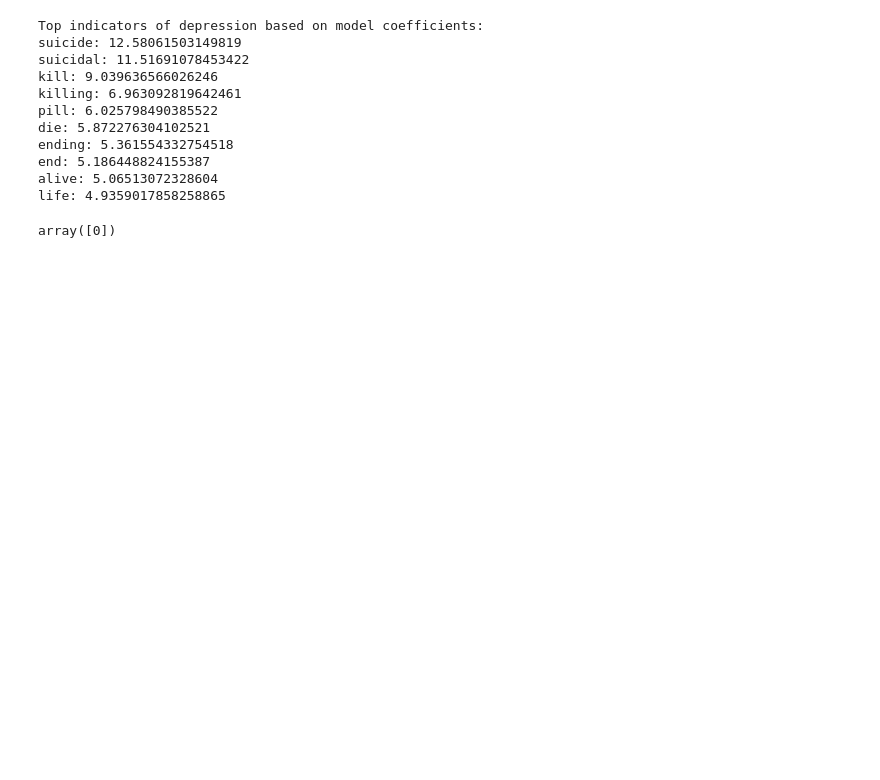
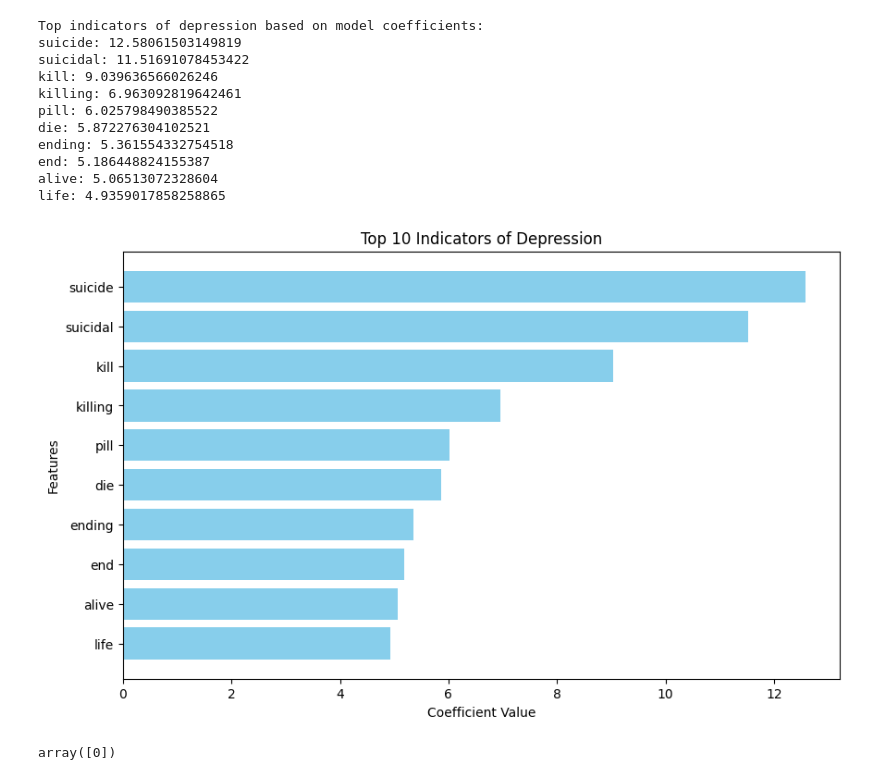
Before and after one commit to Sunioatm/PMU-B-Data-Science, a Jupyter notebook: Course 4/Project/model.ipynb, the cells around one changed output. Saved outputs shown, nothing was run; the diff lists cells and outputs as text; code cells hidden in the pictures; blank space fills up the shorter version.

```diff
--- a/Course 4/Project/model.ipynb
+++ b/Course 4/Project/model.ipynb
@@ -101,13 +101,8 @@ def preprocess_text(text):
 df['text'] = df['text'].apply(preprocess_text)
 
 # Feature Extraction
-vectorizer = TfidfVectorizer(max_features=500)
+vectorizer = TfidfVectorizer(max_features=1000)
 X = vectorizer.fit_transform(df['text'])
-
-print(X.shape)
-print(X)
-print(type(X))
-print(vectorizer.get_feature_names())
 
 # Assuming you have a labeled dataset (0 for non-suicide, 1 for suicide)
 y = df['class']
@@ -176,3 +161,22 @@ ending: 5.361554332754518
 end: 5.186448824155387
 alive: 5.06513072328604
 life: 4.9359017858258865
+# %%
+import matplotlib.pyplot as plt
+
+# Assuming 'feature_names' and 'coefficients' are already defined as in your code snippet
+
+# Getting the top 10 features and their coefficients
+top_features = [feature_names[i] for i in sorted_indices[:10]]
+top_coefficients = [coefficients[i] for i in sorted_indices[:10]]
+
+# Creating the bar chart
+plt.figure(figsize=(10, 6))
+plt.barh(top_features, top_coefficients, color='skyblue')
+plt.xlabel('Coefficient Value')
+plt.ylabel('Features')
+plt.title('Top 10 Indicators of Depression')
+plt.gca().invert_yaxis()  # To display the highest value at the top
+plt.show()
+# %% [output]
+[figure, added]
```
Also changed, not shown: parts of 2 cells of this notebook, 2 other files.
